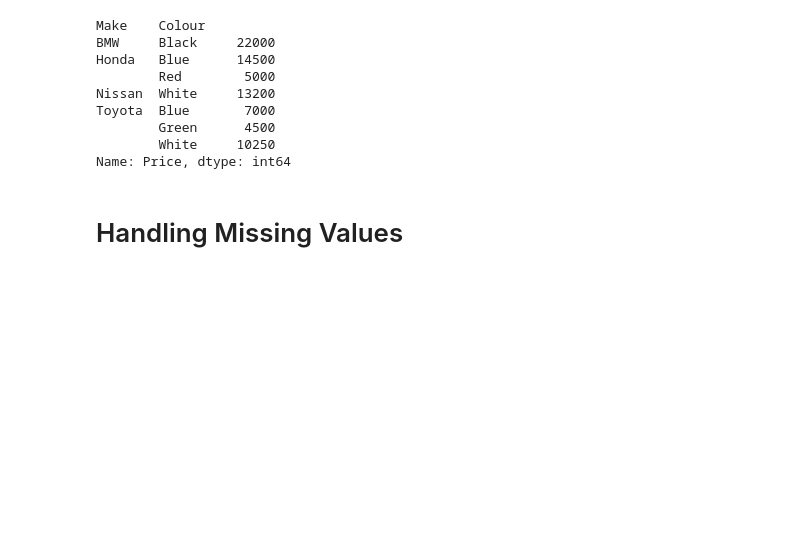
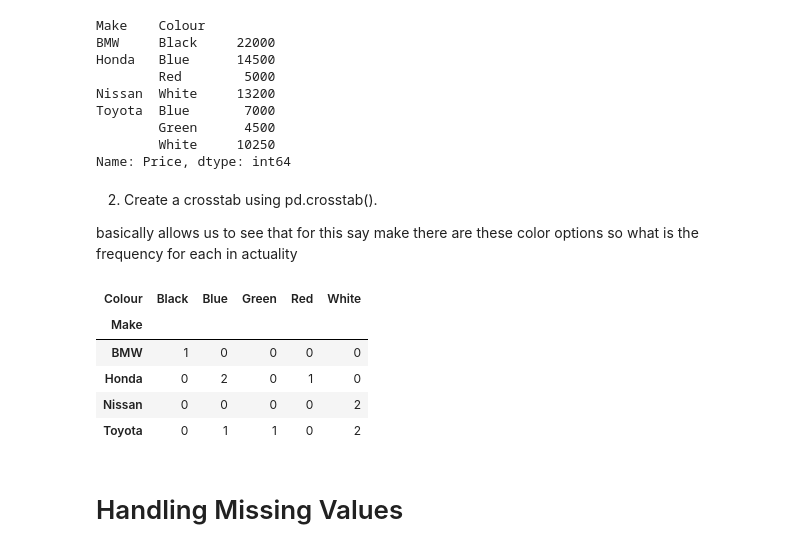
Before and after one commit to Muhammad-Bilal1605/LearningAI, a Jupyter notebook: scripts/Assignment2: Pandas.ipynb, the cells around one changed output. Saved outputs shown, nothing was run; the diff lists cells and outputs as text; code cells hidden in the pictures; blank space fills up the shorter version.

Commit message:
Create a crosstab using pd.crosstab().
used crosstab to see what colors are availble in the make

```diff
--- a/scripts/Assignment2: Pandas.ipynb
+++ b/scripts/Assignment2: Pandas.ipynb
@@ -557,6 +557,19 @@ Toyota  Blue       7000
         Green      4500
         White     10250
 Name: Price, dtype: int64
+# %% [markdown]
+2) Create a crosstab using pd.crosstab().
+
+basically allows us to see that for this say make there are these color options so what is the frequency for each in actuality
+# %%
+pd.crosstab(dataframe["Make"],dataframe["Colour"])
+# %% [output]
+| Colour | Black | Blue | Green | Red | White |
+| Make |  |  |  |  |  |
+| BMW | 1 | 0 | 0 | 0 | 0 |
+| Honda | 0 | 2 | 0 | 1 | 0 |
+| Nissan | 0 | 0 | 0 | 0 | 2 |
+| Toyota | 0 | 1 | 1 | 0 | 2 |
 # %% [markdown]
 # Handling Missing Values
 # %%
```
